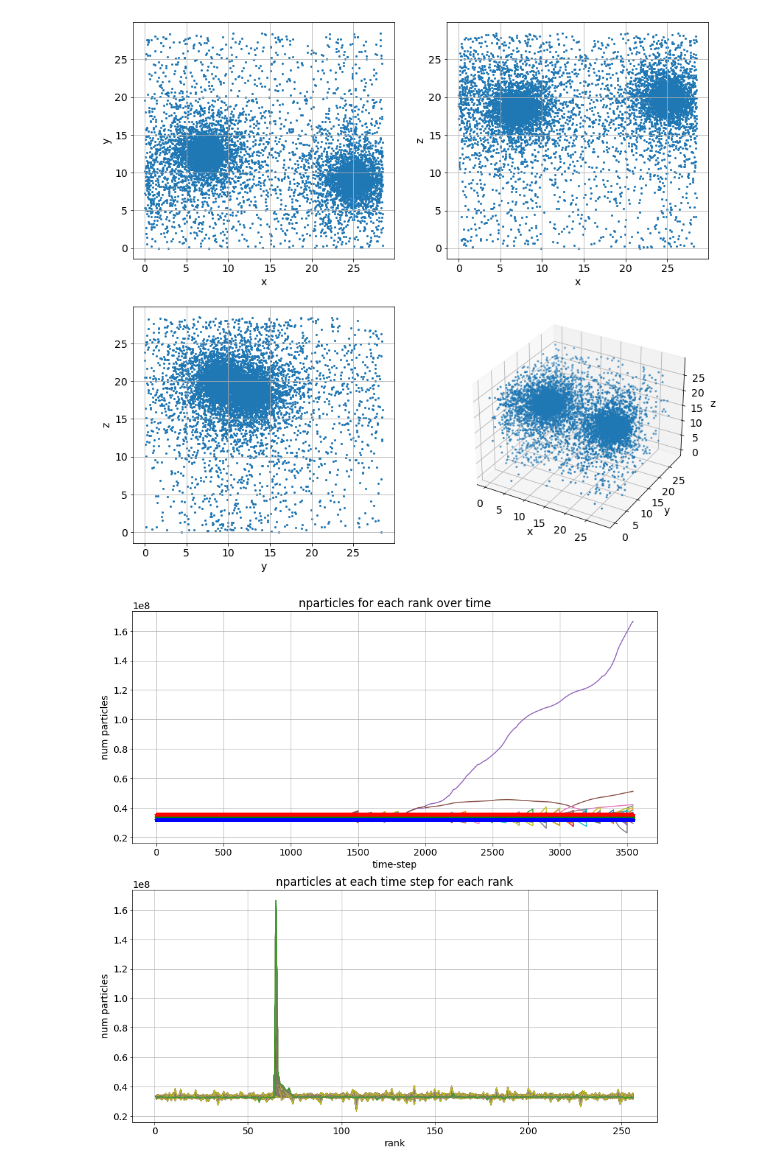
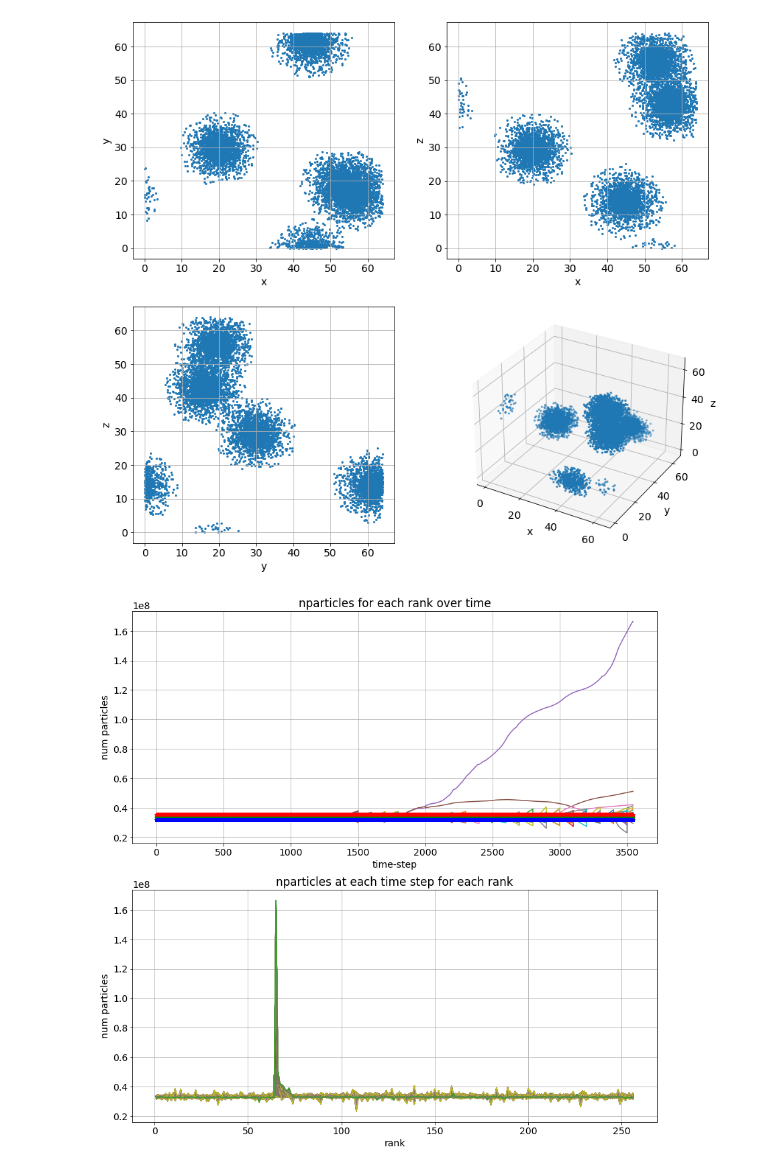
Before and after one commit to xjka/LoadBalancing, a Jupyter notebook: notebook.ipynb, the cells around one changed output. Drawn from its saved outputs; the diff is of its cells as text; code cells hidden in the pictures.

```diff
--- a/notebook.ipynb
+++ b/notebook.ipynb
@@ -9,7 +9,7 @@ plt.rcParams.update({'font.size':14})
 SIZEOFLONG=8
 SIZEOFINT=4
 SIZEOFFLOAT=4
-with open('runtest/rand_init.nyx','rb') as file:
+with open('runtest/rand_init/rand_init.nyx','rb') as file:
     nparticles = unpack('l', file.read(SIZEOFLONG))[0]
     numdim = unpack('i', file.read(SIZEOFINT))[0]
     nx = unpack('i', file.read(SIZEOFINT))[0]
@@ -18,34 +18,34 @@ with open('runtest/rand_init.nyx','rb') as file:
     while(line):
         x,y,z,mass,vx,vy,vz = unpack('f'*(3+nx),line)
         pdict['x'].append(x)
         pdict['y'].append(y)
         pdict['z'].append(z)
         line = file.read(SIZEOFFLOAT*(3+nx))
         #pdict['mass'].append(mass)
         #pdict['vx'].append(vx)
         #pdict['vy'].append(vy)
         #pdict['vz'].append(vz)
 
 fig= plt.figure(figsize=(14,13))
 ax1 = fig.add_subplot(221)
 ax1.scatter(pdict['x'], pdict['y'], s=4)
 ax1.grid()
 ax1.set(xlabel='x', ylabel='y')
 ax2 = fig.add_subplot(222)
 ax2.scatter(pdict['x'], pdict['z'], s=4)
 ax2.grid()
 ax2.set(xlabel='x', ylabel='z')
 ax3 = fig.add_subplot(223)
 ax3.scatter(pdict['y'], pdict['z'], s=4)
 ax3.grid()
 ax3.set(xlabel='y', ylabel='z')
 ax4 = fig.add_subplot(224, projection='3d')
 ax4.scatter(pdict['x'], pdict['y'], pdict['z'], s=4)
 ax4.grid()
 ax4.set(xlabel='x', ylabel='y', zlabel='z')
 plt.show()
 # %% [output]
-[figure, old version]
+[figure, new version]
 # %%
 def plot_rank_loads(filename='Nyx/Exec/LoadBalancingTests/rank_loads', idx=0):
     SIZEOFLONG = 8
```
Also changed, not shown: parts of 4 cells of this notebook, 9 other files.
